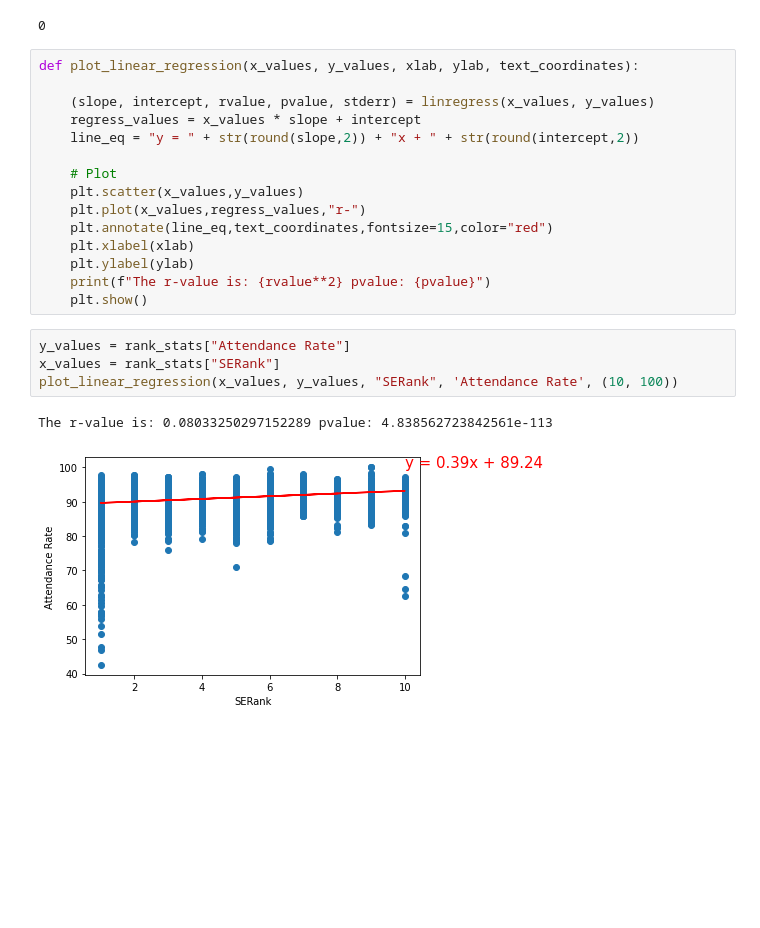
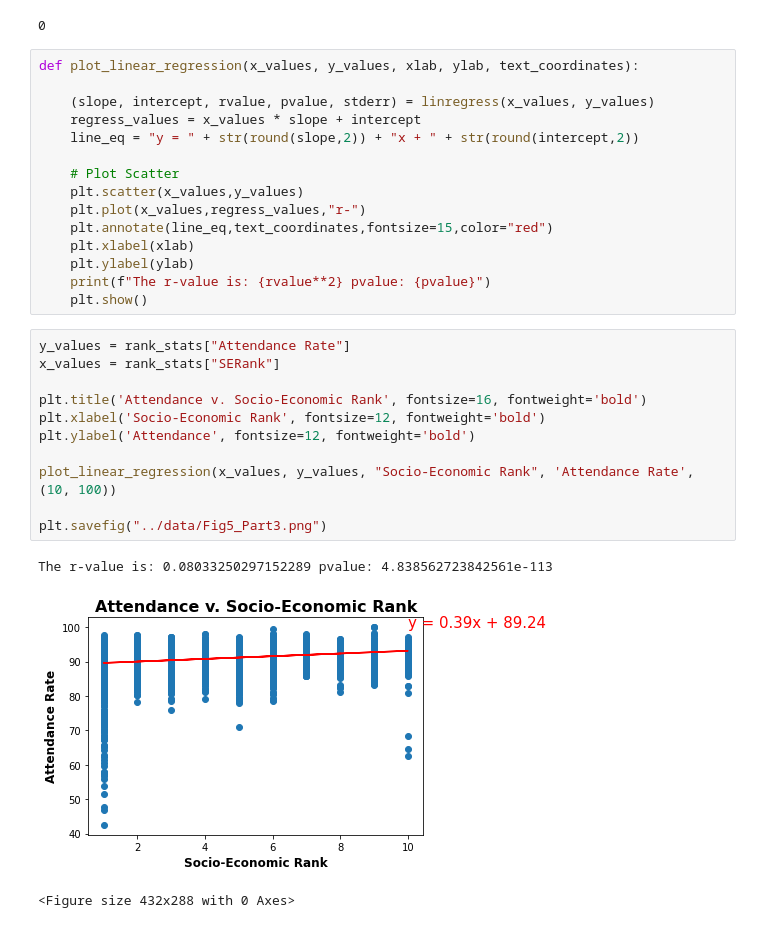
Before and after one commit to Thgiliwt/Project-1, a Jupyter notebook: notebooks/Part_3.ipynb, the cells around one changed output. Drawn from its saved outputs; the diff is of its cells as text; blank space fills up the shorter version.

```diff
--- a/notebooks/Part_3.ipynb
+++ b/notebooks/Part_3.ipynb
@@ -123,7 +124,7 @@ def plot_linear_regression(x_values, y_values, xlab, ylab, text_coordinates):
     regress_values = x_values * slope + intercept
     line_eq = "y = " + str(round(slope,2)) + "x + " + str(round(intercept,2))
 
-    # Plot
+    # Plot Scatter
     plt.scatter(x_values,y_values)
     plt.plot(x_values,regress_values,"r-")
     plt.annotate(line_eq,text_coordinates,fontsize=15,color="red")
@@ -131,10 +132,18 @@ def plot_linear_regression(x_values, y_values, xlab, ylab, text_coordinates):
     plt.ylabel(ylab)
     print(f"The r-value is: {rvalue**2} pvalue: {pvalue}")
     plt.show()
-# %%
-y_values = rank_stats["Attendance Rate"]
-x_values = rank_stats["SERank"]
-plot_linear_regression(x_values, y_values, "SERank", 'Attendance Rate', (10, 100))
-# %% [output]
-The r-value is: 0.08033250297152289 pvalue: 4.838562723842561e-113
-[figure, removed]
+# %%
+y_values = rank_stats["Attendance Rate"]
+x_values = rank_stats["SERank"]
+
+plt.title('Attendance v. Socio-Economic Rank', fontsize=16, fontweight='bold')
+plt.xlabel('Socio-Economic Rank', fontsize=12, fontweight='bold')
+plt.ylabel('Attendance', fontsize=12, fontweight='bold')
+
+plot_linear_regression(x_values, y_values, "Socio-Economic Rank", 'Attendance Rate', (10, 100))
+
+plt.savefig("../data/Fig5_Part3.png")
+# %% [output]
+The r-value is: 0.08033250297152289 pvalue: 4.838562723842561e-113
+[figure, added]
+<Figure size 432x288 with 0 Axes>
```
Also changed, not shown: parts of 10 cells of this notebook, 7 other files.
